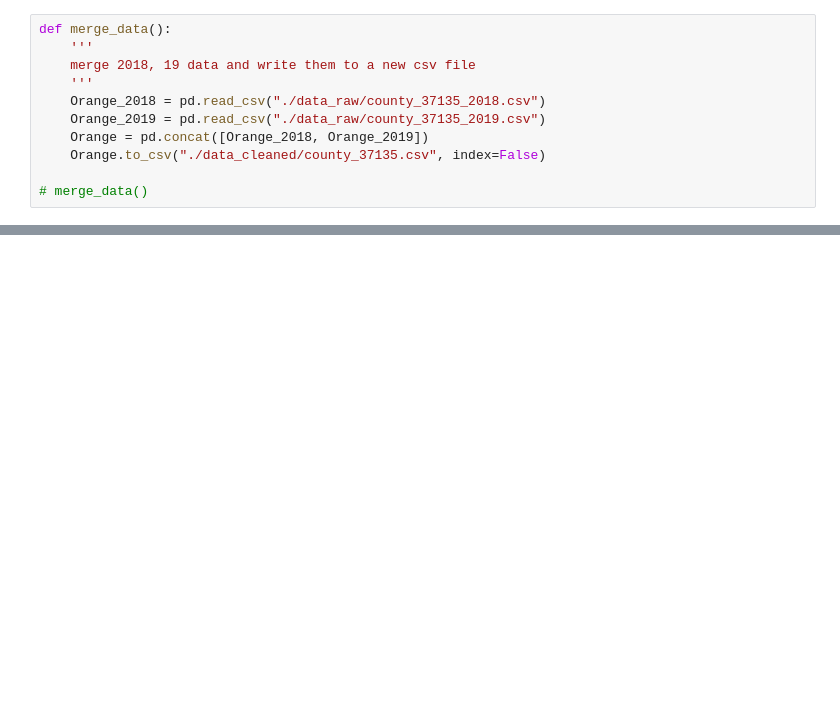
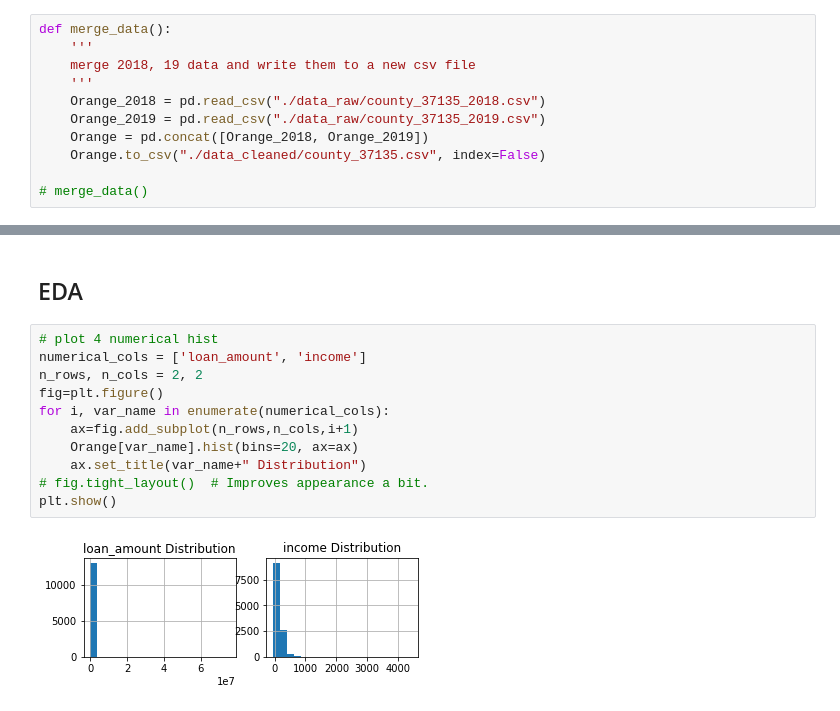
Before and after one commit to Carolina-Data-Challenge/ICMM, a Jupyter notebook: EDA.ipynb, the cells around one changed output, grey strips where cells are left out. Drawn from its saved outputs; the diff is of its cells as text; blank space fills up the shorter version.

```diff
--- a/EDA.ipynb
+++ b/EDA.ipynb
@@ -121,0 +77,15 @@ len(NC_data.columns)
+# %% [markdown]
+## EDA
+# %%
+# plot 4 numerical hist
+numerical_cols = ['loan_amount', 'income']
+n_rows, n_cols = 2, 2
+fig=plt.figure()
+for i, var_name in enumerate(numerical_cols):
+    ax=fig.add_subplot(n_rows,n_cols,i+1)
+    Orange[var_name].hist(bins=20, ax=ax)
+    ax.set_title(var_name+" Distribution")
+# fig.tight_layout()  # Improves appearance a bit.
+plt.show()
+# %% [output]
+[figure, added]
```
Also changed, not shown: parts of 11 cells of this notebook, 3 other files.
